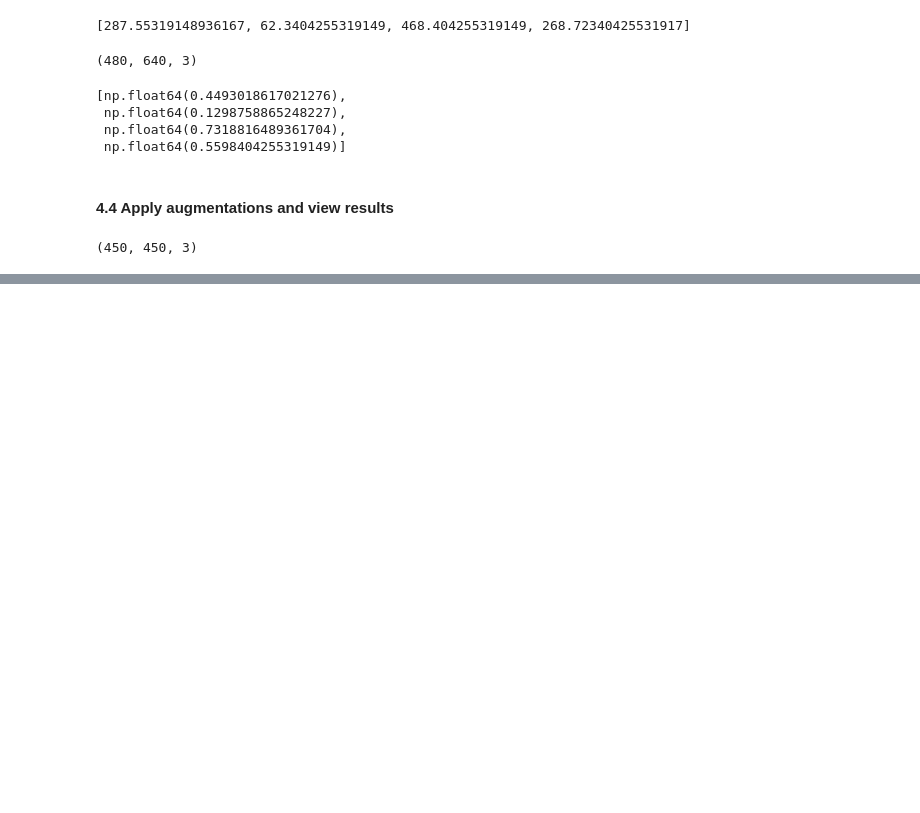
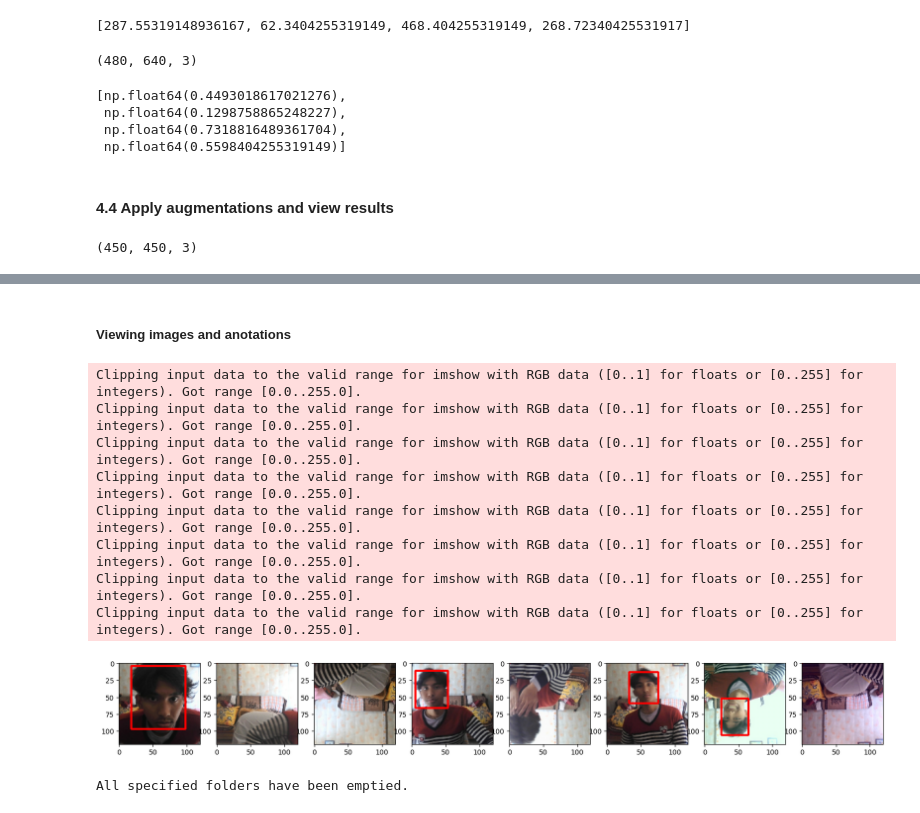
Before and after one commit to dhruvghimiray/Face-detection-model, a Jupyter notebook: notebook/notebook.ipynb, the cells around one changed output, grey strips where cells are left out. Drawn from its saved outputs; the diff is of its cells as text; code cells hidden in the pictures; blank space fills up the shorter version.

Commit message:
image preprocessing and augmentation notebook implementation

```diff
--- a/notebook/notebook.ipynb
+++ b/notebook/notebook.ipynb
@@ -285,0 +407,3 @@ plt.imshow(augmented['image'])
+# %%
+train_labels = tf.data.Dataset.list_files('..\\aug_data\\train\\labels\\*.json', shuffle=False)
+train_labels = train_labels.map(lambda x: tf.py_function(load_labels, [x], [tf.uint8, tf.float16]))
@@ -285,0 +427,5 @@ plt.imshow(augmented['image'])
+# %%
+train = tf.data.Dataset.zip((train_images, train_labels))
+train = train.shuffle(3000)
+train = train.batch(8)
+train = train.prefetch(4)
@@ -285,0 +461,59 @@ plt.imshow(augmented['image'])
+# %% [markdown]
+##### Viewing images and anotations
+# %%
+data_samples = train.as_numpy_iterator()
+# %%
+res = data_samples.next()
+# %%
+fig, ax = plt.subplots(ncols=8, figsize=(20, 20))
+for idx in range(8):
+    sample_image = res[0][idx].copy()  # Make a writable copy of the image
+    sample_coords = res[1][1][idx]
+
+    cv2.rectangle(sample_image,
+                  tuple(np.multiply(sample_coords[:2], [120, 120]).astype(int)),
+                  tuple(np.multiply(sample_coords[2:], [120, 120]).astype(int)),
+                  (255, 0, 0), 2)
+
+    ax[idx].imshow(sample_image)
+plt.show()
+# %% [output]
+Clipping input data to the valid range for imshow with RGB data ([0..1] for floats or [0..255] for integers). Got range [0.0..255.0].
+Clipping input data to the valid range for imshow with RGB data ([0..1] for floats or [0..255] for integers). Got range [0.0..255.0].
+Clipping input data to the valid range for imshow with RGB data ([0..1] for floats or [0..255] for integers). Got range [0.0..255.0].
+Clipping input data to the valid range for imshow with RGB data ([0..1] for floats or [0..255] for integers). Got range [0.0..255.0].
+Clipping input data to the valid range for imshow with RGB data ([0..1] for floats or [0..255] for integers). Got range [0.0..255.0].
+Clipping input data to the valid range for imshow with RGB data ([0..1] for floats or [0..255] for integers). Got range [0.0..255.0].
+Clipping input data to the valid range for imshow with RGB data ([0..1] for floats or [0..255] for integers). Got range [0.0..255.0].
+Clipping input data to the valid range for imshow with RGB data ([0..1] for floats or [0..255] for integers). Got range [0.0..255.0].
+[figure, added]
+# %%
+def delete_aug_data:
+# Paths to the directories
+directories = [
+    '../aug_data/test/images',
+    '../aug_data/test/labels',
+    '../aug_data/train/images',
+    '../aug_data/train/labels',
+    '../aug_data/val/images',
+    '../aug_data/val/labels',
+
+]
+
+# Iterate through each directory and remove its contents
+for directory in directories:
+    if os.path.exists(directory):
+        for file in os.listdir(directory):
+            file_path = os.path.join(directory, file)
+            try:
+                # Check if it's a file or directory and remove
+                if os.path.isfile(file_path) or os.path.islink(file_path):
+                    os.unlink(file_path)  # Remove the file or symbolic link
+                elif os.path.isdir(file_path):
+                    shutil.rmtree(file_path)  # Remove the directory and its contents
+            except Exception as e:
+                print(f"Error removing {file_path}: {e}")
+
+print("All specified folders have been emptied.")
+# %% [output]
+All specified folders have been emptied.
```
Also changed, not shown: parts of 29 cells of this notebook, 1 other file.
